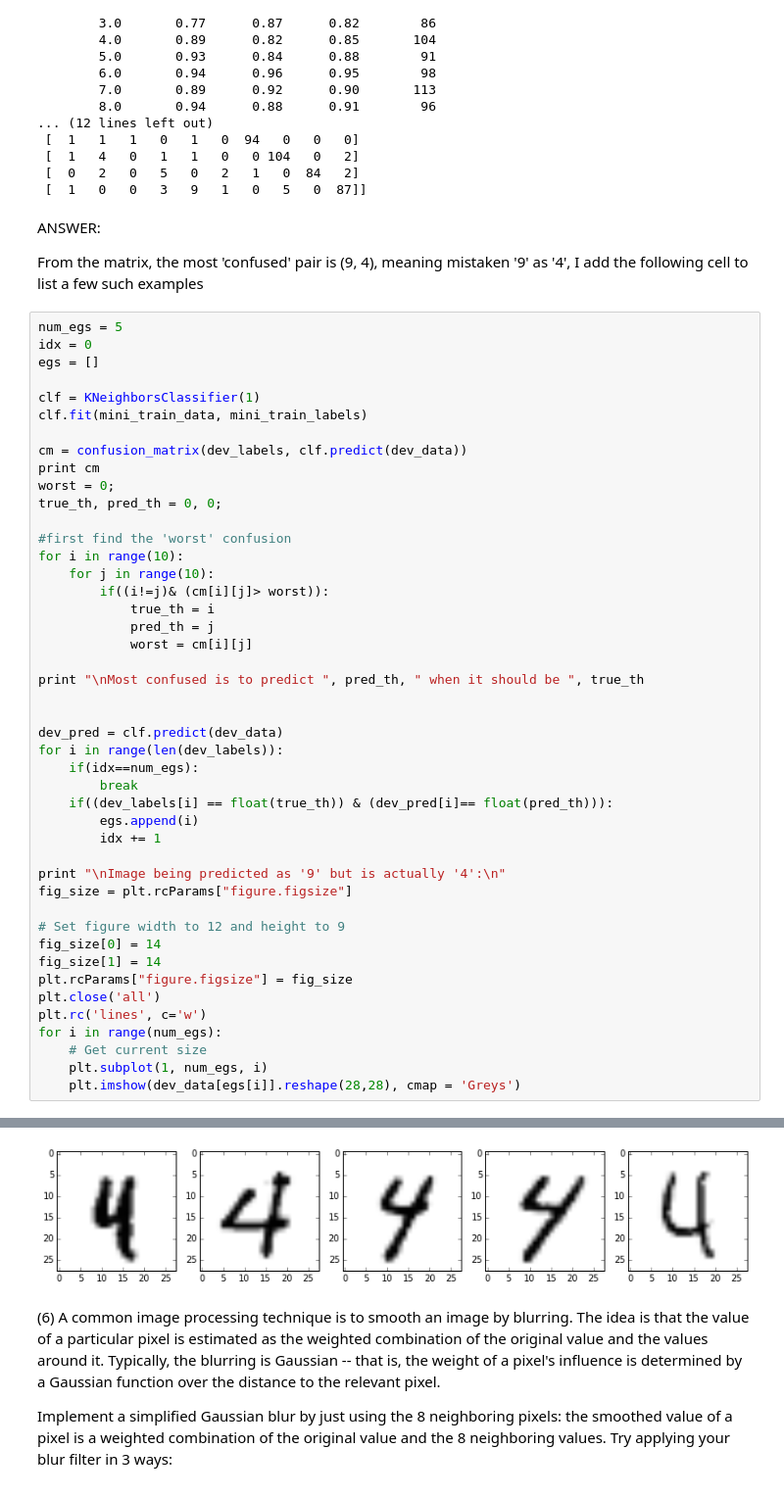
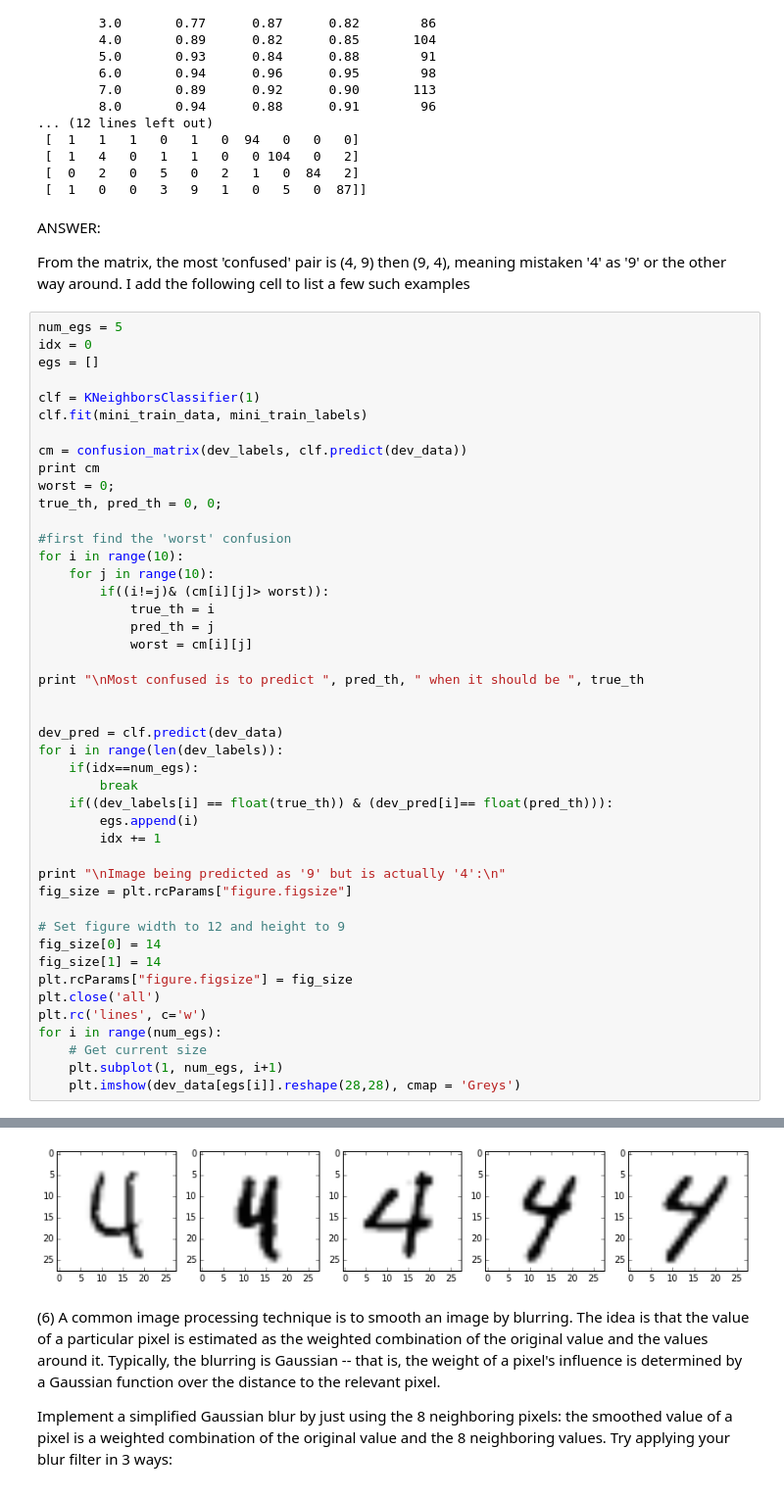
Before and after one commit to wangmids/w205copy, a Jupyter notebook: alan_wang_p1.ipynb, the cells around one changed output, grey strips where cells are left out. Shown at 98% size. Drawn from its saved outputs; the diff is of its cells as text.

```diff
--- a/alan_wang_p1.ipynb
+++ b/alan_wang_p1.ipynb
@@ -335,7 +335,7 @@ A quick look:
 # %% [markdown]
 ANSWER:
 
-From the matrix, the most 'confused' pair is (9, 4), meaning mistaken '9' as '4',  I add the following cell to list a few such
+From the matrix, the most 'confused' pair is (4, 9) then (9, 4), meaning mistaken '4' as '9' or the other way around.  I add the following cell to list a few such
 examples
 # %%
 num_egs = 5
@@ -369,35 +369,35 @@ for i in range(len(dev_labels)):
         egs.append(i)
         idx += 1
 
 print "\nImage being predicted as '9' but is actually '4':\n"
 fig_size = plt.rcParams["figure.figsize"]
 
 # Set figure width to 12 and height to 9
 fig_size[0] = 14
 fig_size[1] = 14
 plt.rcParams["figure.figsize"] = fig_size
 plt.close('all')
 plt.rc('lines', c='w')
 for i in range(num_egs):
     # Get current size
-    plt.subplot(1, num_egs, i)
+    plt.subplot(1, num_egs, i+1)
     plt.imshow(dev_data[egs[i]].reshape(28,28), cmap = 'Greys')
 # %% [output]
 [[ 97   0   0   0   0   0   2   0   0   0]
  [  0 105   0   0   0   0   0   0   0   0]
  [  4   4  81   4   0   0   0   4   3   2]
  [  1   0   0  75   0   3   0   3   1   3]
  [  0   2   0   0  85   0   3   0   0  14]
  [  2   0   0   9   0  76   0   1   1   2]
  [  1   1   1   0   1   0  94   0   0   0]
  [  1   4   0   1   1   0   0 104   0   2]
  [  0   2   0   5   0   2   1   0  84   2]
  [  1   0   0   3   9   1   0   5   0  87]]
 
 Most confused is to predict  9  when it should be  4
 
 Image being predicted as '9' but is actually '4':
-[figure, old version]
+[figure, new version]
 # %% [markdown]
 (6) A common image processing technique is to smooth an image by blurring. The idea is that the value of a particular pixel is estimated as the weighted combination of the original value and the values around it. Typically, the blurring is Gaussian -- that is, the weight of a pixel's influence is determined by a Gaussian function over the distance to the relevant pixel.
 
```
Also changed, not shown: parts of 6 cells of this notebook.
